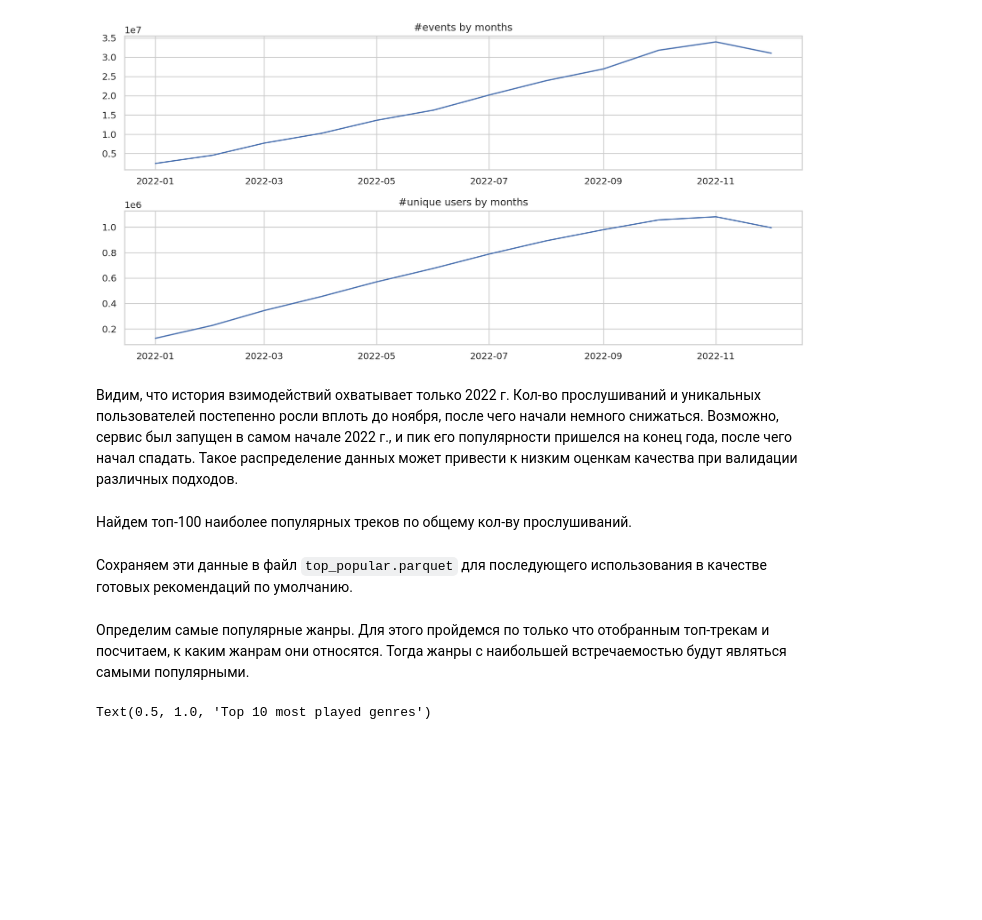
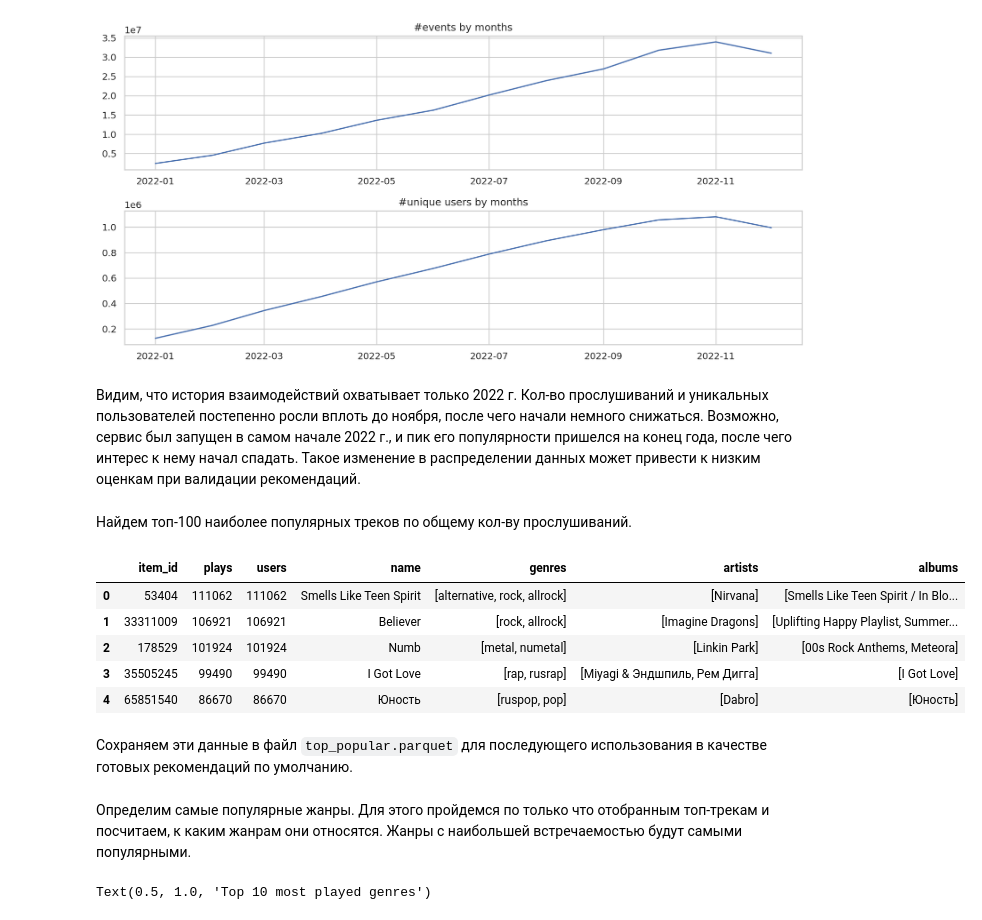
Before and after one commit to ibnkir/music-recsys-project, a Jupyter notebook: part_1_preprocess_eda.ipynb, the cells around one changed output. Cells and saved outputs as stored; diff of their text form; code cells hidden in the pictures; blank space fills up the shorter version.

```diff
--- a/part_1_preprocess_eda.ipynb
+++ b/part_1_preprocess_eda.ipynb
@@ -404,29 +445,36 @@ fig.tight_layout()
 # %% [output]
 [figure]
 # %% [markdown]
-Видим, что история взимодействий охватывает только 2022 г. Кол-во прослушиваний и уникальных пользователей постепенно росли вплоть до ноября, после чего начали немного снижаться. Возможно, сервис был запущен в самом начале 2022 г., и пик его популярности пришелся на конец года, после чего начал спадать. Такое распределение данных может привести к низким оценкам качества при валидации различных подходов.
+Видим, что история взаимодействий охватывает только 2022 г. Кол-во прослушиваний и уникальных пользователей постепенно росли вплоть до ноября, после чего начали немного снижаться. Возможно, сервис был запущен в самом начале 2022 г., и пик его популярности пришелся на конец года, после чего интерес к нему начал спадать. Такое изменение в распределении данных может привести к низким оценкам при валидации рекомендаций.
 # %% [markdown]
 Найдем топ-100 наиболее популярных треков по общему кол-ву прослушиваний.
 # %%
 pop_items = events \
-    .groupby(["item_id"]).agg(events=("started_at", "count"), users=("user_id", "nunique")).reset_index()
+    .groupby(["item_id"]).agg(plays=("started_at", "count"), users=("user_id", "nunique")).reset_index()
 
-# Сортируем по убыванию кол-ва прослушиваний, а при их равенстве - по убыванию пользователей
-pop_items = pop_items.sort_values(['events', 'users'], ascending=[False, False])
+# Сортируем по убыванию кол-ва прослушиваний, а при их равенстве - по убыванию уникальных пользователей
+pop_items = pop_items.sort_values(['plays', 'users'], ascending=[False, False])
 
-# Выбираем первые 100 самых популярных айтемов
+# Выбираем первые 100 самых прослушиваемых треков
 top_k_pop_items = pop_items[:100].reset_index().drop(columns='index')
 # %%
 # Добавляем колонки с названиями всех каталожных единиц
 top_k_pop_items = top_k_pop_items \
     .merge(items[['item_id', 'name', 'genres', 'artists', 'albums']], how='inner', on='item_id')
-top_k_pop_items
+top_k_pop_items.head()
+# %% [output]
+|  | item_id | plays | users | name | genres | artists | albums |
+| 0 | 53404 | 111062 | 111062 | Smells Like Teen Spirit | [alternative, rock, allrock] | [Nirvana] | [Smells Like Teen Spirit / In Blo... |
+| 1 | 33311009 | 106921 | 106921 | Believer | [rock, allrock] | [Imagine Dragons] | [Uplifting Happy Playlist, Summer... |
+| 2 | 178529 | 101924 | 101924 | Numb | [metal, numetal] | [Linkin Park] | [00s Rock Anthems, Meteora] |
+| 3 | 35505245 | 99490 | 99490 | I Got Love | [rap, rusrap] | [Miyagi & Эндшпиль, Рем Дигга] | [I Got Love] |
+| 4 | 65851540 | 86670 | 86670 | Юность | [ruspop, pop] | [Dabro] | [Юность] |
 # %% [markdown]
 Сохраняем эти данные в файл `top_popular.parquet` для последующего использования в качестве готовых рекомендаций по умолчанию.
 # %%
 top_k_pop_items.to_parquet('top_popular.parquet')
 # %% [markdown]
-Определим самые популярные жанры. Для этого пройдемся по только что отобранным топ-трекам и посчитаем, к каким жанрам они относятся. Тогда жанры с наибольшей встречаемостью будут являться самыми популярными.
+Определим самые популярные жанры. Для этого пройдемся по только что отобранным топ-трекам и посчитаем, к каким жанрам они относятся. Жанры с наибольшей встречаемостью будут самыми популярными.
 # %%
 # Функция для извлечения жанров из треков
 def get_genres(items):
```
Also changed, not shown: parts of 24 cells of this notebook, 1 other file.
